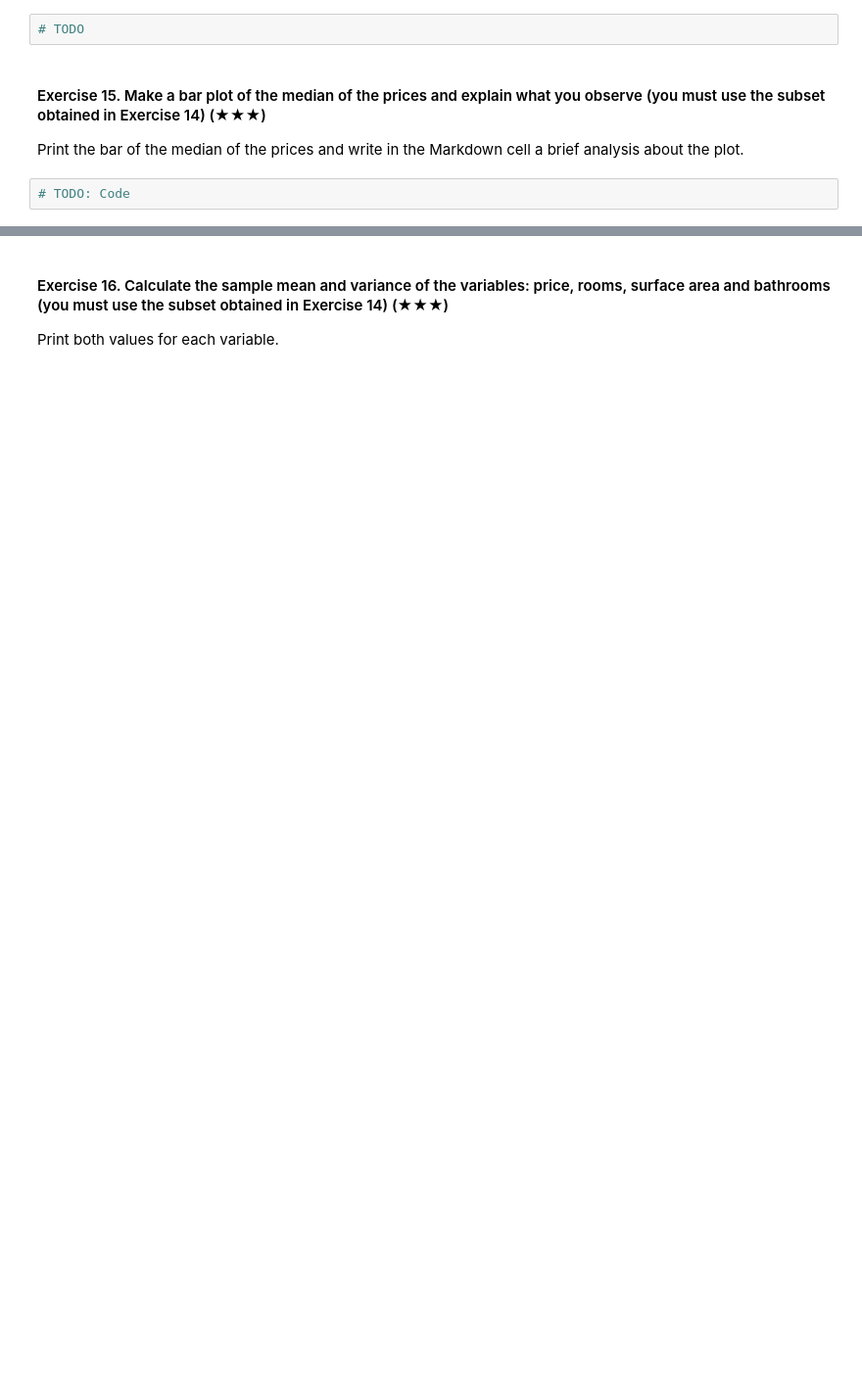
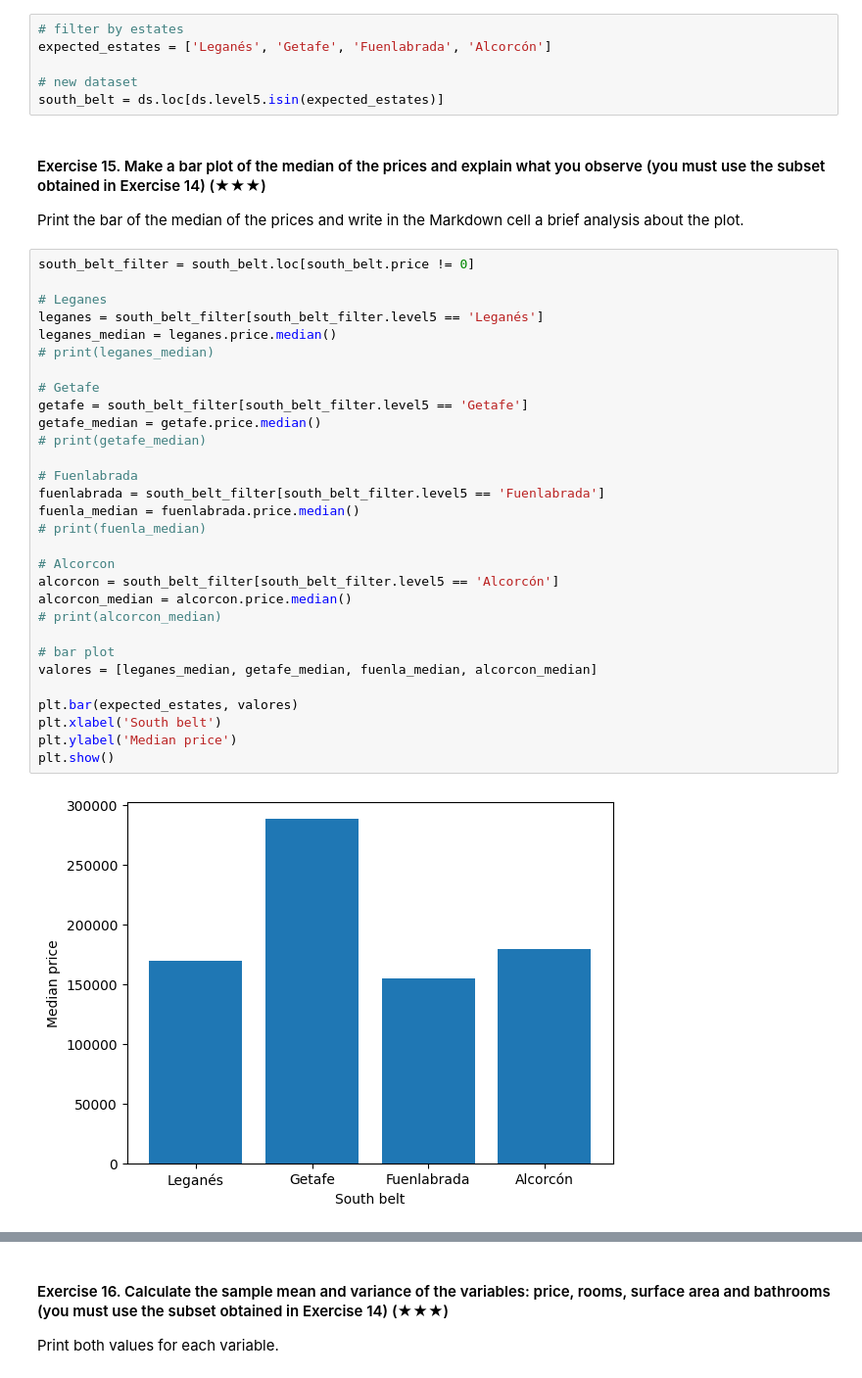
Before and after one commit to angel0805/realestate-datacleanup-exercise, a Jupyter notebook: project.ipynb, the cells around one changed output, grey strips where cells are left out. Shown: that part at 98% size. Drawn from its saved outputs; the diff is of its cells as text; blank space fills up the shorter version.

```diff
--- a/project.ipynb
+++ b/project.ipynb
@@ -263,10 +258,44 @@ The population in level5 column that contains the most house is Madrid Capital t
 
 Hint: Filter the original DataFrame using the column `level5` and the function `isin`.
 # %%
-# TODO
+# filter by estates
+expected_estates = ['Leganés', 'Getafe', 'Fuenlabrada', 'Alcorcón']
+
+# new dataset
+south_belt = ds.loc[ds.level5.isin(expected_estates)]
 # %% [markdown]
 #### Exercise 15. Make a bar plot of the median of the prices and explain what you observe (you must use the subset obtained in Exercise 14) (★★★)
 
 Print the bar of the median of the prices and write in the Markdown cell a brief analysis about the plot.
 # %%
-# TODO: Code
+south_belt_filter = south_belt.loc[south_belt.price != 0]
+
+# Leganes
+leganes = south_belt_filter[south_belt_filter.level5 == 'Leganés']
+leganes_median = leganes.price.median()
+# print(leganes_median)
+
+# Getafe
+getafe = south_belt_filter[south_belt_filter.level5 == 'Getafe']
+getafe_median = getafe.price.median()
+# print(getafe_median)
+
+# Fuenlabrada
+fuenlabrada = south_belt_filter[south_belt_filter.level5 == 'Fuenlabrada']
+fuenla_median = fuenlabrada.price.median()
+# print(fuenla_median)
+
+# Alcorcon
+alcorcon = south_belt_filter[south_belt_filter.level5 == 'Alcorcón']
+alcorcon_median = alcorcon.price.median()
+# print(alcorcon_median)
+
+# bar plot
+valores = [leganes_median, getafe_median, fuenla_median, alcorcon_median]
+
+plt.bar(expected_estates, valores)
+plt.xlabel('South belt')
+plt.ylabel('Median price')
+plt.show()
+# %% [output]
+[figure, added]
```
Also changed, not shown: parts of 7 cells of this notebook.
